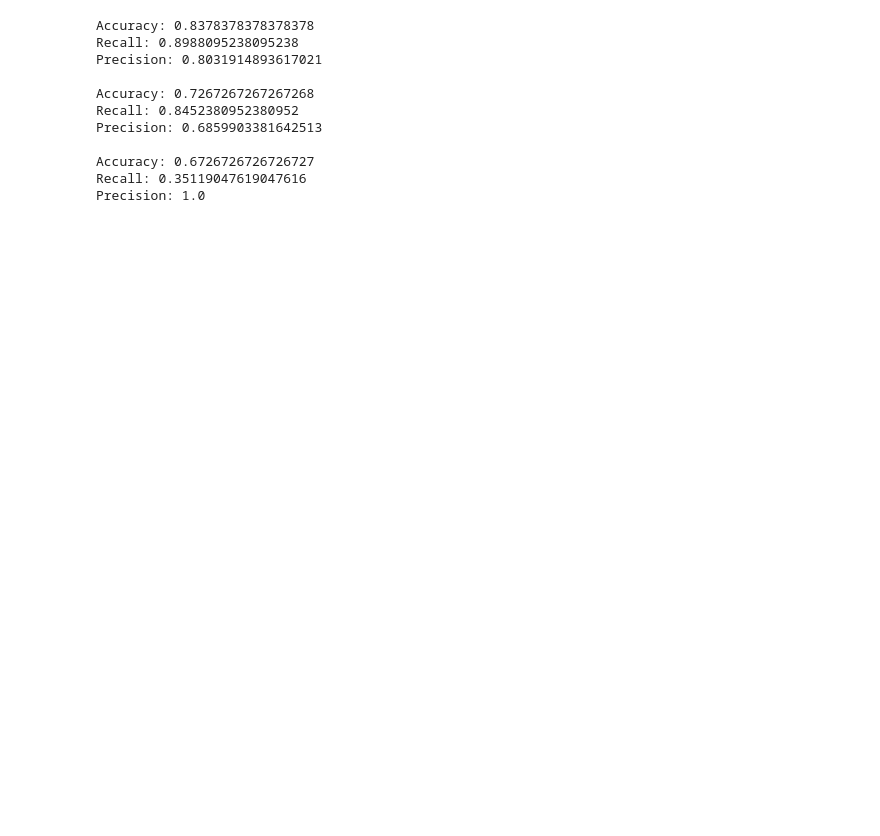
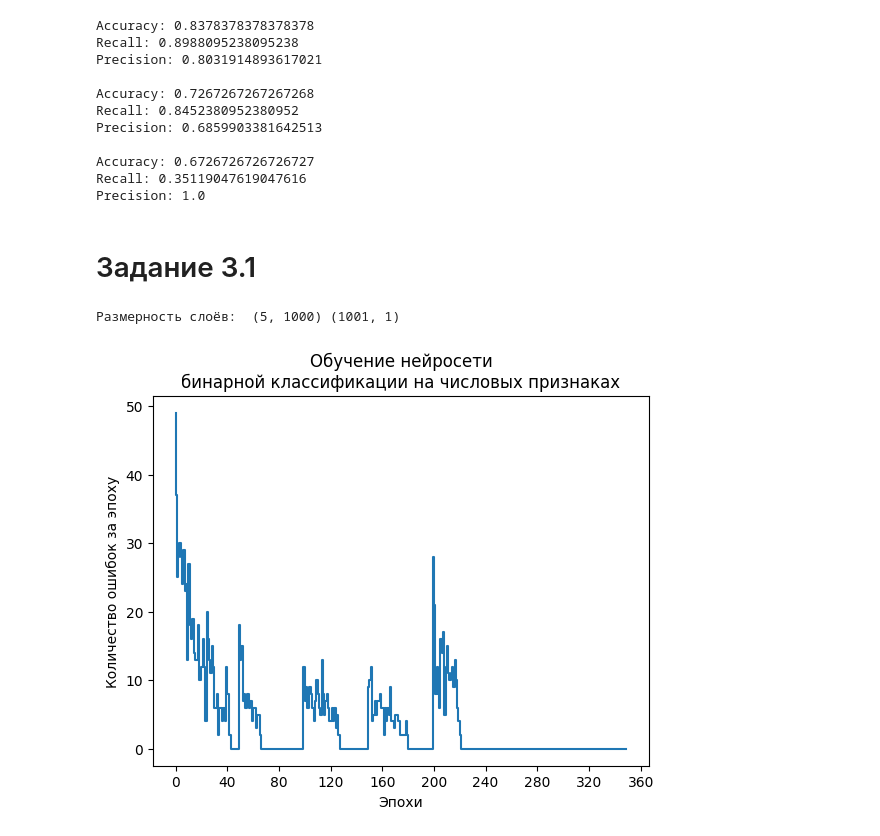
Before and after one commit to J0hnLenin/DL, a Jupyter notebook: DL3.ipynb, the cells around one changed output. Saved outputs shown, nothing was run; the diff lists cells and outputs as text; code cells hidden in the pictures; blank space fills up the shorter version.

```diff
--- a/DL3.ipynb
+++ b/DL3.ipynb
@@ -317,0 +358,16 @@ for i in range(len(datas)):
+# %%
+for i in range(len(datas)):
+    y_train_pred = np.array(percps[i].predict(X_trains[i])) == 1
+    y_test_pred = np.array(percps[i].predict(X_tests[i])) == 1
+
+    y_train = y_trains[i] == 1
+    y_test  = y_tests[i] == 1
+    print('Train: ')
+    print('Accuracy: ', acc(y_train_pred, y_train))
+    print('Recall: ', rec(y_train_pred, y_train))
+    print('Precision: ', pre(y_train_pred, y_train))
+    print()
+    print('Test: ')
+    print('Accuracy: ', acc(y_test_pred, y_test))
+    print('Recall: ', rec(y_test_pred, y_test))
+    print('Precision: ', pre(y_test_pred, y_test)) # сделать подпись для каждого вида пингвина ToDo
@@ -349,3 +425,30 @@ Precision: 0.6859903381642513
 Accuracy: 0.6726726726726727
 Recall: 0.35119047619047616
 Precision: 1.0
+# %% [markdown]
+# Задание 3.1
+# %%
+#копипаста с 2.1
+
+numeric_features = ['bill_length_mm', 'bill_depth_mm', 'body_mass_g', 'flipper_length_mm']
+X = df[numeric_features + ['sex']]
+X.loc[:, 'sex'] = (X.sex == 'male')
+y = X[['sex']].to_numpy().reshape(1, -1)[0] * 1
+X = X[numeric_features].to_numpy()
+scaler = StandardScaler()
+X = scaler.fit_transform(X)
+X_train, X_test, y_train, y_test = train_test_split(X, y, test_size=0.3, random_state=19)
+
+adaline = Perceptron([1000], [Perceptron.step], n_epochs=50, random_state=13)
+errors = MLP.train(X_train, y_train, logging=False, activation=Perceptron.step, random_weights=[-100, 100])
+ax = plt.figure().gca()
+ax.xaxis.set_major_locator(MaxNLocator(integer=True))
+plt.step([i for i in range(len(errors))], errors)
+
+plt.xlabel("Эпохи")
+plt.ylabel("Количество ошибок за эпоху")
+plt.title("Обучение нейросети\nбинарной классификации на числовых признаках")
+print("Размерность слоёв: ", *[i.size for i in MLP.layers])
+# %% [output]
+Размерность слоёв:  (5, 1000) (1001, 1)
+[figure, added]
```
Also changed, not shown: parts of 15 cells of this notebook.
